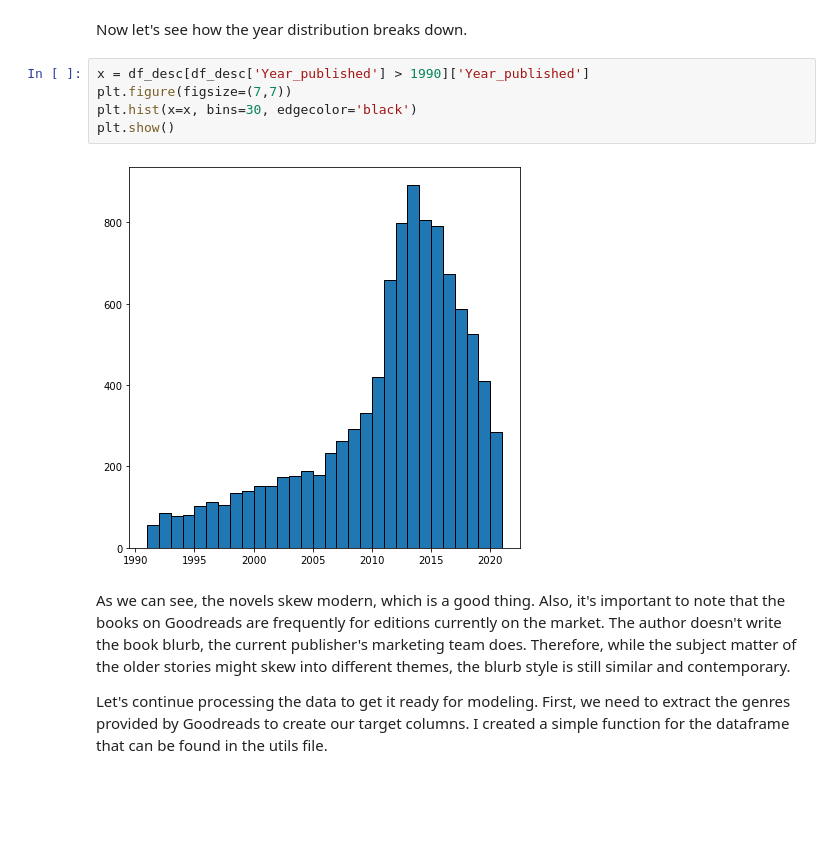
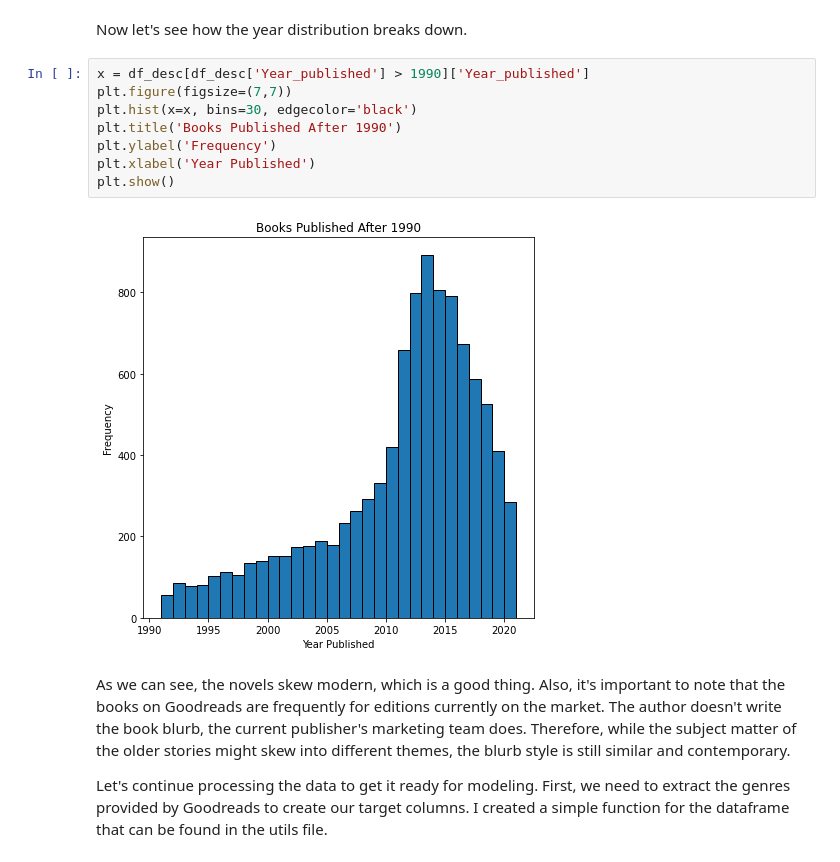
Before and after one commit to andrewkmooney/Novel_Genres, a Jupyter notebook: Sci-Fi_Sub-Genre_Analysis.ipynb, the cells around one changed output. Saved outputs shown, nothing was run; the diff lists cells and outputs as text; blank space fills up the shorter version.

```diff
--- a/Sci-Fi_Sub-Genre_Analysis.ipynb
+++ b/Sci-Fi_Sub-Genre_Analysis.ipynb
@@ -555,10 +555,13 @@ Now let's see how the year distribution breaks down.
 # %%
 x = df_desc[df_desc['Year_published'] > 1990]['Year_published']
 plt.figure(figsize=(7,7))
 plt.hist(x=x, bins=30, edgecolor='black')
+plt.title('Books Published After 1990')
+plt.ylabel('Frequency')
+plt.xlabel('Year Published')
 plt.show()
 # %% [output]
-[figure, old version]
+[figure, new version]
 # %% [markdown]
 As we can see, the novels skew modern, which is a good thing. Also, it's important to note that the books on Goodreads are frequently for editions currently on the market. The author doesn't write the book blurb, the current publisher's marketing team does. Therefore, while the subject matter of the older stories might skew into different themes, the blurb style is still similar and contemporary.
 
```
Also changed, not shown: parts of 79 cells of this notebook, 22 other files.
